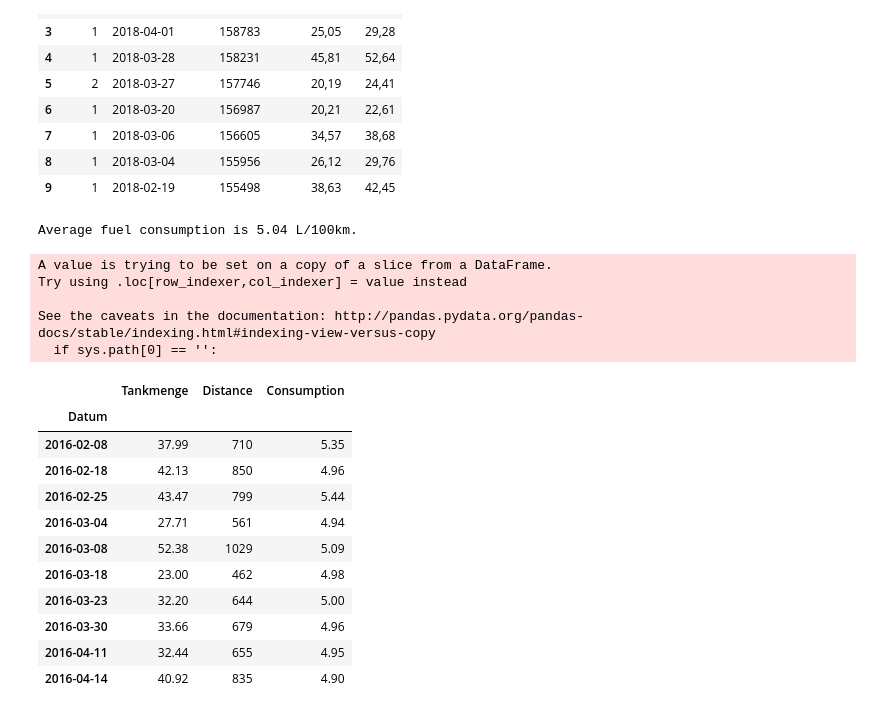
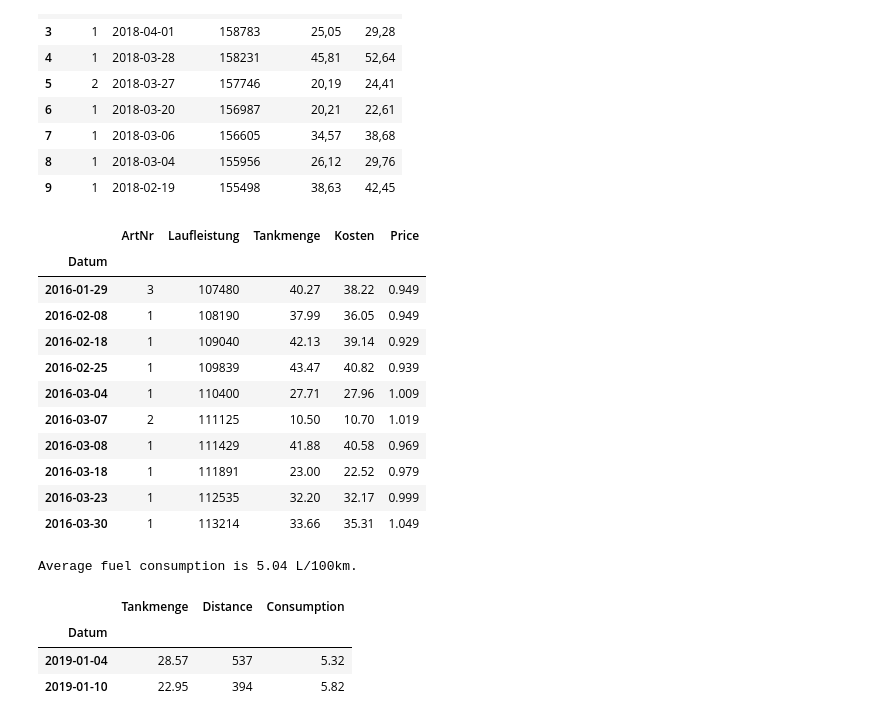
Before and after one commit to geraldgong/PKW_Fuel_Consumption, a Jupyter notebook: FordFuel.ipynb, the cells around one changed output. Cells and saved outputs as stored; diff of their text form; code cells hidden in the pictures.

```diff
--- a/FordFuel.ipynb
+++ b/FordFuel.ipynb
@@ -38,50 +40,61 @@ carInfo['Price'] = (carInfo.Kosten/carInfo.Tankmenge).round(3)
 # tank = pd.to_numeric(ordData.Tankmenge.apply(lambda x: x.replace(',','.')))
 # kosten = pd.to_numeric(ordData.Kosten.apply(lambda x: x.replace(',','.')))
 carInfo = carInfo.set_index('Datum')
-
-dist = []
-[dist.append(carInfo.Laufleistung[i+1] - carInfo.Laufleistung[i]) for i in range(0, len(carInfo)-1)]
-dist.insert(0,0) # Erstbetankung
-carInfo['Distance'] = dist
+d2016 = pd.datetime(2016,1,1)
+d2017 = pd.datetime(2017,1,1)
+d2018 = pd.datetime(2018,1,1)
+d2019 = pd.datetime(2019,1,1)
+carInfo.head(10)
+# %% [output]
+|  | ArtNr | Laufleistung | Tankmenge | Kosten | Price |
+| Datum |  |  |  |  |  |
+| 2016-01-29 | 3 | 107480 | 40.27 | 38.22 | 0.949 |
+| 2016-02-08 | 1 | 108190 | 37.99 | 36.05 | 0.949 |
+| 2016-02-18 | 1 | 109040 | 42.13 | 39.14 | 0.929 |
+| 2016-02-25 | 1 | 109839 | 43.47 | 40.82 | 0.939 |
+| 2016-03-04 | 1 | 110400 | 27.71 | 27.96 | 1.009 |
+| 2016-03-07 | 2 | 111125 | 10.50 | 10.70 | 1.019 |
+| 2016-03-08 | 1 | 111429 | 41.88 | 40.58 | 0.969 |
+| 2016-03-18 | 1 | 111891 | 23.00 | 22.52 | 0.979 |
+| 2016-03-23 | 1 | 112535 | 32.20 | 32.17 | 0.999 |
+| 2016-03-30 | 1 | 113214 | 33.66 | 35.31 | 1.049 |
-# %%
-d2016 = pd.datetime(2016,1,1)
-d2017 = pd.datetime(2017,1,1)
-d2018 = pd.datetime(2018,1,1)
-d2019 = pd.datetime(2019,1,1)
-carInfo.head(10)
-AvgConsp = sum(carInfo.Tankmenge)/sum(carInfo.Distance)*100
-print("Average fuel consumption is %.2f L/100km." % AvgConsp)
-# %% [output]
-Average fuel consumption is 5.04 L/100km.
+# %%
+dist = []
+[dist.append(carInfo.Laufleistung[i+1] - carInfo.Laufleistung[i]) for i in range(0, len(carInfo)-1)]
+dist.insert(0,0) # Erstbetankung
+carInfo['Distance'] = dist
+
+AvgConsp = sum(carInfo.Tankmenge)/sum(carInfo.Distance)*100
+print("Average fuel consumption is %.2f L/100km." % AvgConsp)
+
+# Change tires dates
+SummerTires = pd.DataFrame({'year': [2016, 2017, 2018],
+                            'month': [4, 3, 4],
+                            'day': [1, 29, 3]})
+SummerTires = pd.to_datetime(SummerTires)
+WinterTires = pd.DataFrame({'year': [2016, 2017, 2018],
+                            'month': [10, 11, 10],
+                            'day': [12, 6, 19]})
+WinterTires = pd.to_datetime(WinterTires)
+# %% [output]
+Average fuel consumption is 5.04 L/100km.
 # %%
 idx = [i for i in range(0, len(carInfo)) if carInfo.ArtNr[i] == 2] # get index of the not fully fuelled records
 idxp1 = [item + 1 for item in idx]
 odate = carInfo[carInfo.ArtNr != 1].index # dates of not fully fueled and the first fuel
 date = carInfo.Tankmenge.iloc[idxp1].index
 nT = [(carInfo.Tankmenge.iloc[i] + carInfo.Tankmenge.iloc[i+1]).round(2) for i in idx]
 nD = [(carInfo.Distance.iloc[i] + carInfo.Distance.iloc[i+1]) for i in idx]
 Lper100temp = carInfo.drop(['ArtNr', 'Laufleistung', 'Kosten', 'Price'], axis = 1)
 for i in range(0, len(date)):
     Lper100temp.at[date[i], 'Tankmenge'] = nT[i]
     Lper100temp.at[date[i], 'Distance'] = nD[i]
 Lper100 = Lper100temp.drop(odate)
+Lper100.is_copy = False # avoid warning
 Lper100['Consumption'] = (Lper100.Tankmenge/Lper100.Distance*100).round(2)
-Lper100.head(10)
+Lper100[d2019:]
 # %% [output]
-A value is trying to be set on a copy of a slice from a DataFrame.
-Try using .loc[row_indexer,col_indexer] = value instead
-
-See the caveats in the documentation: http://pandas.pydata.org/pandas-docs/stable/indexing.html#indexing-view-versus-copy
-  if sys.path[0] == '':
 |  | Tankmenge | Distance | Consumption |
 | Datum |  |  |  |
-| 2016-02-08 | 37.99 | 710 | 5.35 |
-| 2016-02-18 | 42.13 | 850 | 4.96 |
-| 2016-02-25 | 43.47 | 799 | 5.44 |
-| 2016-03-04 | 27.71 | 561 | 4.94 |
-| 2016-03-08 | 52.38 | 1029 | 5.09 |
-| 2016-03-18 | 23.00 | 462 | 4.98 |
-| 2016-03-23 | 32.20 | 644 | 5.00 |
-| 2016-03-30 | 33.66 | 679 | 4.96 |
-| 2016-04-11 | 32.44 | 655 | 4.95 |
-| 2016-04-14 | 40.92 | 835 | 4.90 |
+| 2019-01-04 | 28.57 | 537 | 5.32 |
+| 2019-01-10 | 22.95 | 394 | 5.82 |
```
Also changed, not shown: parts of 3 cells of this notebook, 1 other file.
